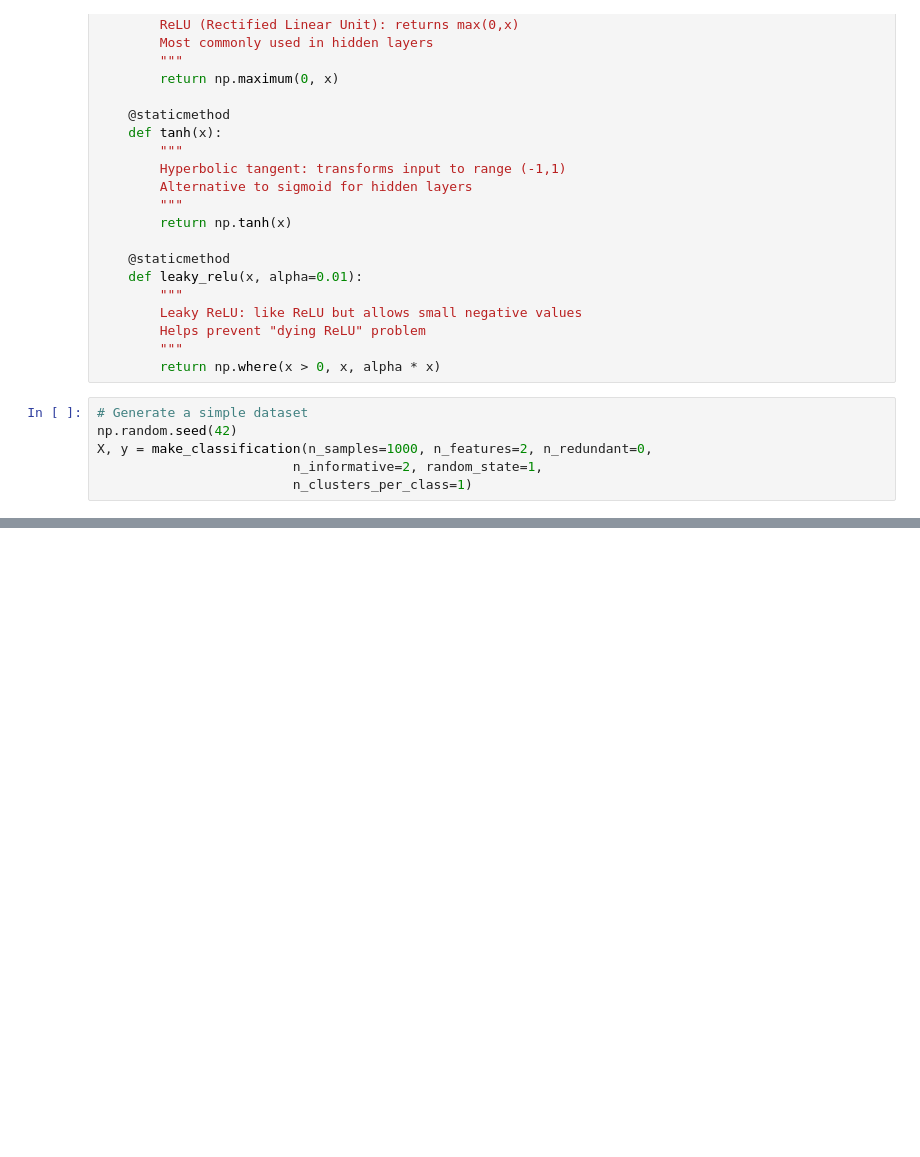
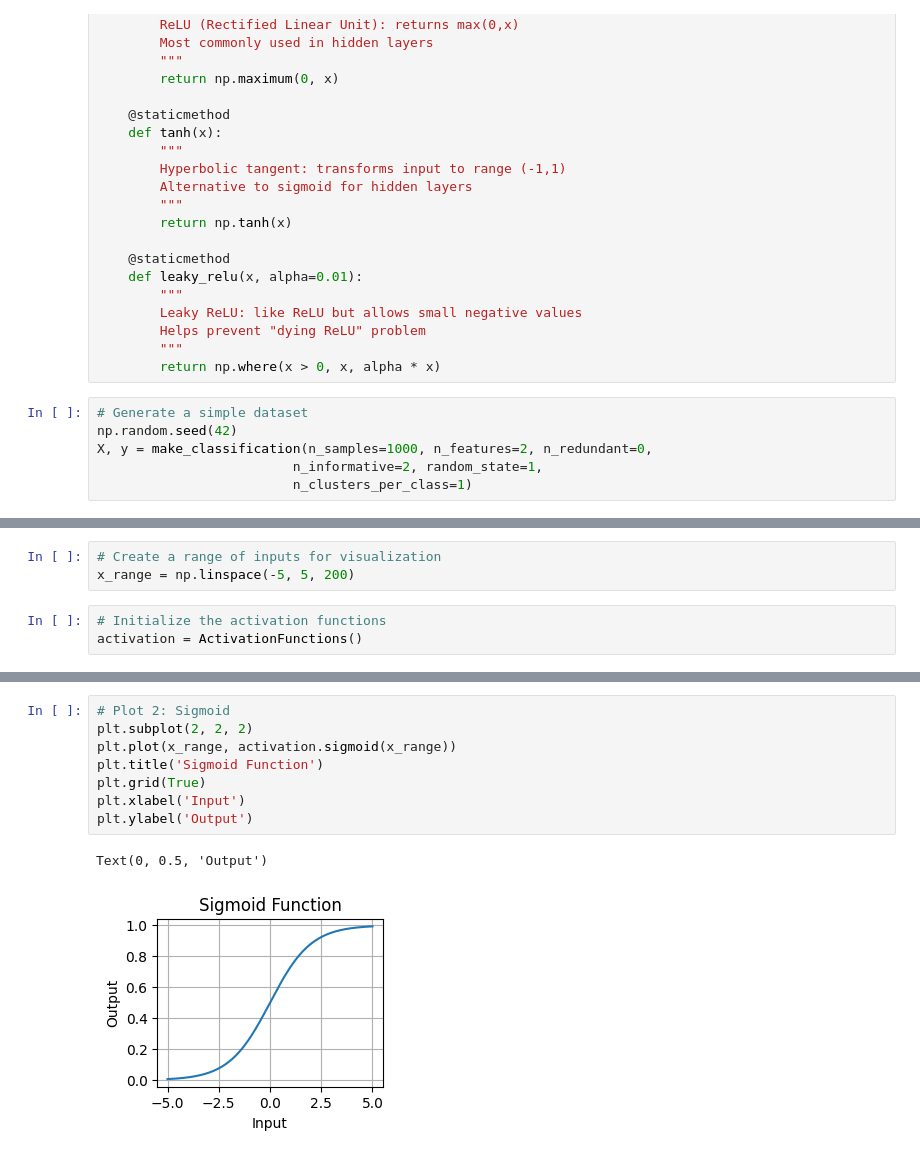
Before and after one commit to Pankaj-Str/ARTIFICAL-INTELLIGENCE, a Jupyter notebook: 02 Day/Activation Functions Implemented.ipynb, the cells around one changed output, grey strips where cells are left out. Saved outputs shown, nothing was run; the diff lists cells and outputs as text; blank space fills up the shorter version.

```diff
--- a/02 Day/Activation Functions Implemented.ipynb
+++ b/02 Day/Activation Functions Implemented.ipynb
@@ -46,0 +51,6 @@ X, y = make_classification(n_samples=1000, n_features=2, n_redundant=0,
+# %%
+# Create a range of inputs for visualization
+x_range = np.linspace(-5, 5, 200)
+# %%
+# Initialize the activation functions
+activation = ActivationFunctions()
@@ -46,0 +75,11 @@ X, y = make_classification(n_samples=1000, n_features=2, n_redundant=0,
+# %%
+# Plot 2: Sigmoid
+plt.subplot(2, 2, 2)
+plt.plot(x_range, activation.sigmoid(x_range))
+plt.title('Sigmoid Function')
+plt.grid(True)
+plt.xlabel('Input')
+plt.ylabel('Output')
+# %% [output]
+Text(0, 0.5, 'Output')
+[figure, added]
```
Also changed, not shown: parts of 10 cells of this notebook.
